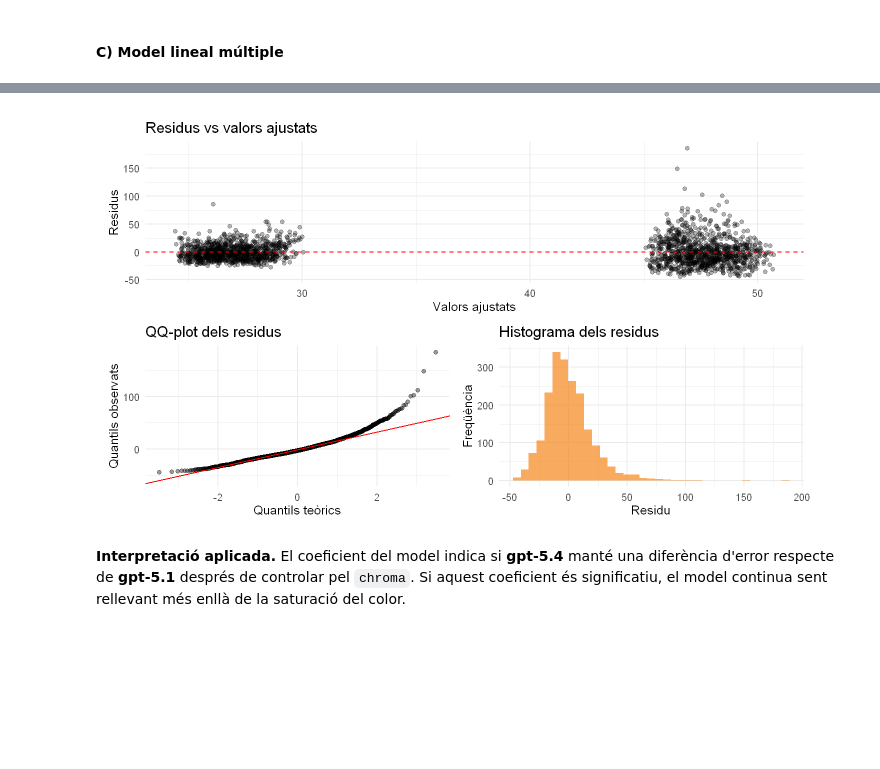
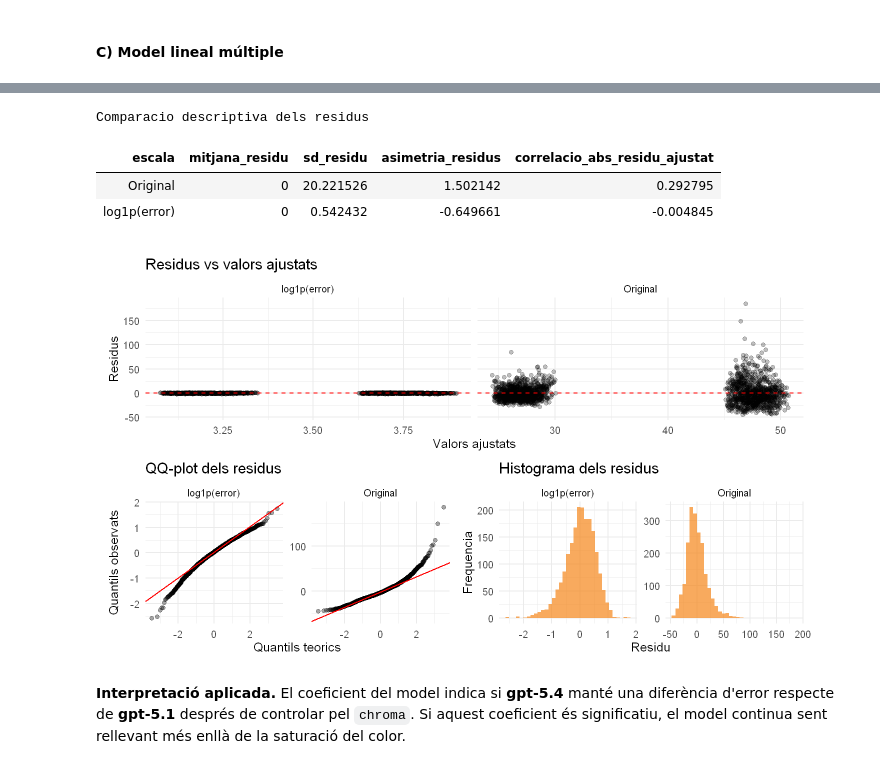
Before and after one commit to adriasebastia/color-llm-benchmark, a Jupyter notebook: analisis/estudi_models_5_1_5_4.ipynb, the cells around one changed output, grey strips where cells are left out. Saved outputs shown, nothing was run; the diff lists cells and outputs as text; code cells hidden in the pictures; blank space fills up the shorter version.

Commit message:
Add log model comparison and native R outputs

```diff
--- a/analisis/estudi_models_5_1_5_4.ipynb
+++ b/analisis/estudi_models_5_1_5_4.ipynb
@@ -1078,39 +1162,68 @@ Indicadors del model múltiple
 # %%
-# Diagnòstic visual bàsic del model múltiple.
+# Diagnostic visual dels models multiples: escala original vs escala logaritmica.
 diagnostic_multiple <- tibble(
+  escala = "Original",
   ajustats = fitted(model_multiple),
   residus = residuals(model_multiple)
 )
 
-graf_residus_ajustats <- ggplot(diagnostic_multiple, aes(x = ajustats, y = residus)) +
-  geom_point(alpha = 0.3) +
+diagnostic_multiple_log <- tibble(
+  escala = "log1p(error)",
+  ajustats = fitted(model_multiple_log),
+  residus = residuals(model_multiple_log)
+)
+
+diagnostics_models <- bind_rows(diagnostic_multiple, diagnostic_multiple_log)
+
+# Mesures descriptives dels residus per comparar les dues escales.
+resum_diagnostics_models <- diagnostics_models %>%
+  group_by(escala) %>%
+  summarise(
+    mitjana_residu = mean(residus),
+    sd_residu = sd(residus),
+    asimetria_residus = mean((residus - mean(residus))^3) / sd(residus)^3,
+    correlacio_abs_residu_ajustat = cor(abs(residus), ajustats),
+    .groups = "drop"
+  )
+
+taula(resum_diagnostics_models, digits = 6, caption = "Comparacio descriptiva dels residus")
+
+graf_residus_ajustats <- ggplot(diagnostics_models, aes(x = ajustats, y = residus)) +
+  geom_point(alpha = 0.25) +
   geom_hline(yintercept = 0, color = "red", linetype = "dashed") +
+  facet_wrap(~ escala, scales = "free_x") +
   labs(
     title = "Residus vs valors ajustats",
     x = "Valors ajustats",
     y = "Residus"
   )
 
-graf_qq_residus <- ggplot(diagnostic_multiple, aes(sample = residus)) +
-  stat_qq(alpha = 0.4) +
+graf_qq_residus <- ggplot(diagnostics_models, aes(sample = residus)) +
+  stat_qq(alpha = 0.35) +
   stat_qq_line(color = "red") +
+  facet_wrap(~ escala, scales = "free") +
   labs(
     title = "QQ-plot dels residus",
-    x = "Quantils teòrics",
+    x = "Quantils teorics",
     y = "Quantils observats"
   )
 
-graf_hist_residus <- ggplot(diagnostic_multiple, aes(x = residus)) +
+graf_hist_residus <- ggplot(diagnostics_models, aes(x = residus)) +
   geom_histogram(bins = 35, fill = "#F58518", alpha = 0.7) +
+  facet_wrap(~ escala, scales = "free") +
   labs(
     title = "Histograma dels residus",
     x = "Residu",
-    y = "Freqüència"
+    y = "Frequencia"
   )
 
 graf_residus_ajustats / (graf_qq_residus + graf_hist_residus)
 # %% [output]
+Comparacio descriptiva dels residus
+| escala | mitjana_residu | sd_residu | asimetria_residus | correlacio_abs_residu_ajustat |
+| Original | 0 | 20.221526 | 1.502142 | 0.292795 |
+| log1p(error) | 0 | 0.542432 | -0.649661 | -0.004845 |
-[figure, old version]
+[figure, new version]
 # %% [markdown]
 **Interpretació aplicada.** El coeficient del model indica si **gpt-5.4** manté una diferència d'error respecte de **gpt-5.1** després de controlar pel `chroma`. Si aquest coeficient és significatiu, el model continua sent rellevant més enllà de la saturació del color.
 # %% [markdown]
```
Also changed, not shown: parts of 7 cells of this notebook.
